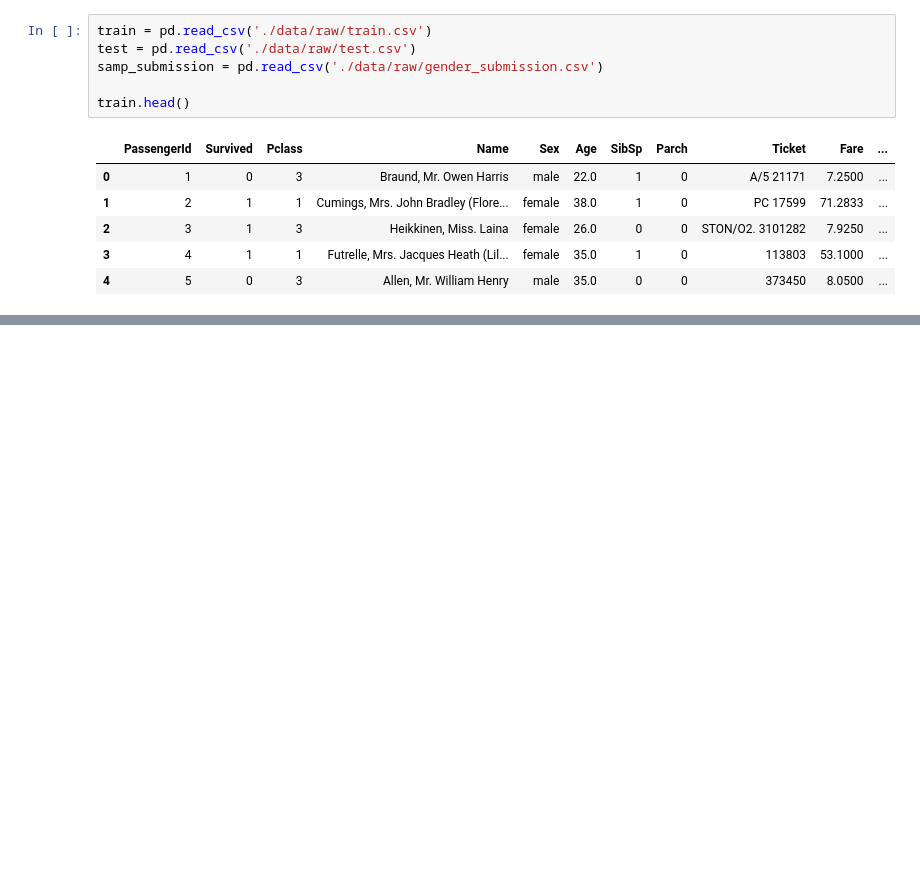
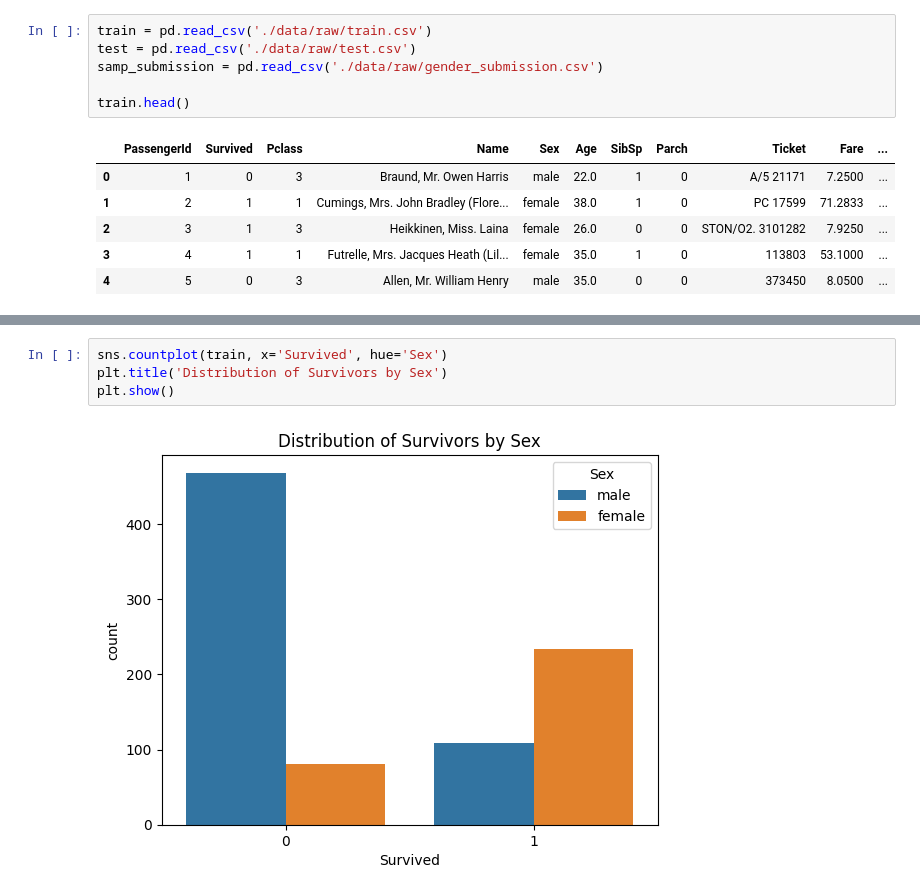
Before and after one commit to cafesmire/notebooks, a Jupyter notebook: titanic_eda/titanic_eda.ipynb, the cells around one changed output, grey strips where cells are left out. Drawn from its saved outputs; the diff is of its cells as text; blank space fills up the shorter version.

```diff
--- a/titanic_eda/titanic_eda.ipynb
+++ b/titanic_eda/titanic_eda.ipynb
@@ -58,0 +109,6 @@ print(round(children_survival_rate, 2), '% of children survived')
+# %%
+sns.countplot(train, x='Survived', hue='Sex')
+plt.title('Distribution of Survivors by Sex')
+plt.show()
+# %% [output]
+[figure, added]
```
Also changed, not shown: parts of 20 cells of this notebook.
